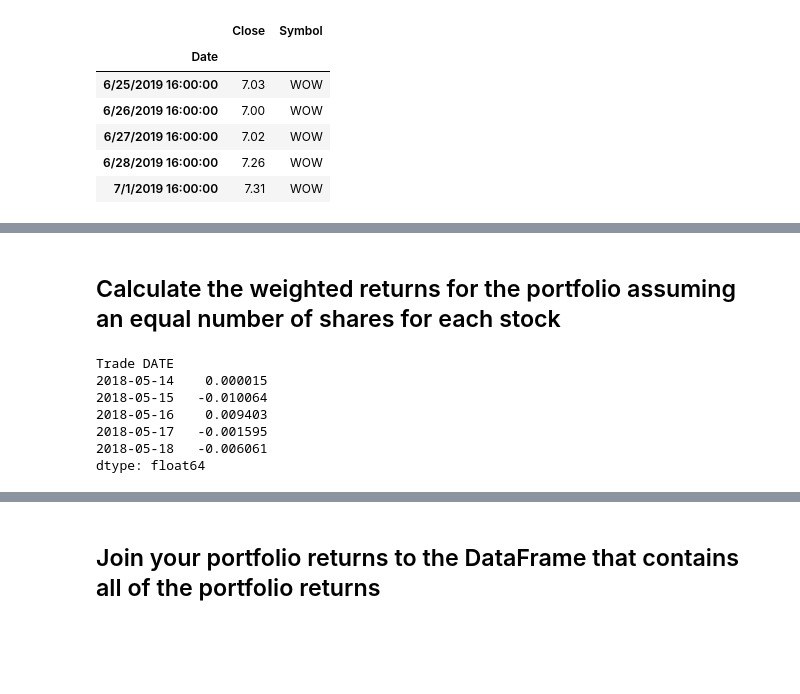
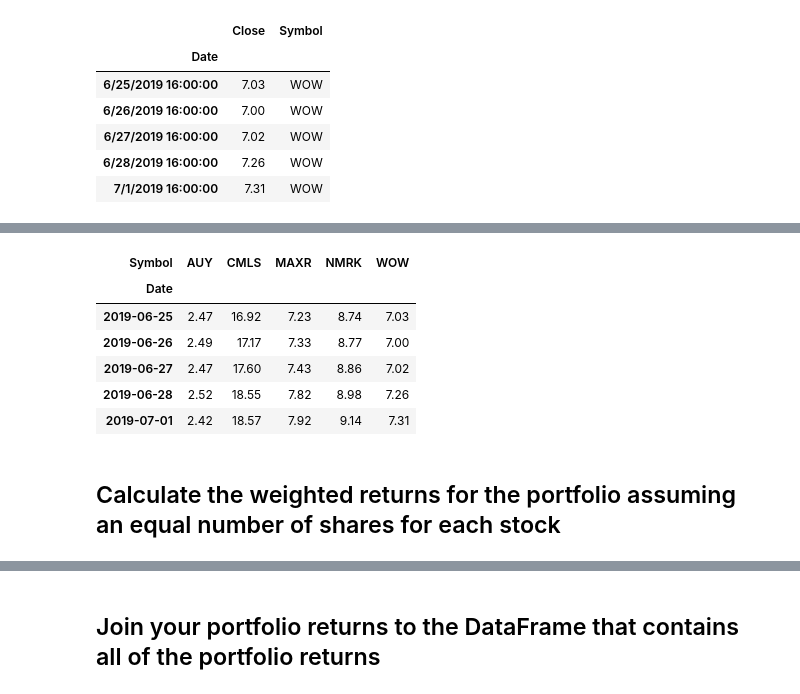
Before and after one commit to okarowolaju/python-homework, a Jupyter notebook: pandas/Whale/Starter_Code/whale_analysis.ipynb, the cells around one changed output, grey strips where cells are left out. Cells and saved outputs as stored; diff of their text form; code cells hidden in the pictures; blank space fills up the shorter version.

```diff
--- a/pandas/Whale/Starter_Code/whale_analysis.ipynb
+++ b/pandas/Whale/Starter_Code/whale_analysis.ipynb
@@ -397,0 +385,6 @@ TypeError: first argument must be an iterable of pandas objects, you passed an o
+# %%
+# Concatenate all stock sinto a single DataFrame
+portfolio = pd.concat([wow, auy, maxr, nmrk, cmls], axis=0)
+# portfolio.drop(columns="Symbol", inplace=True)
+# portfolio.columns = ["WOW", "AUY", "MAXR", "NMRK", "CMLS"]
+portfolio.head()
@@ -420,14 +415,14 @@ TypeError: first argument must be an iterable of pandas objects, you passed an o
+# %%
+# Drop Nulls
+portfolio.dropna(inplace=True)
+portfolio.head()
+# %% [output]
+| Symbol | AUY | CMLS | MAXR | NMRK | WOW |
+| Date |  |  |  |  |  |
+| 2019-06-25 | 2.47 | 16.92 | 7.23 | 8.74 | 7.03 |
+| 2019-06-26 | 2.49 | 17.17 | 7.33 | 8.77 | 7.00 |
+| 2019-06-27 | 2.47 | 17.60 | 7.43 | 8.86 | 7.02 |
+| 2019-06-28 | 2.52 | 18.55 | 7.82 | 8.98 | 7.26 |
+| 2019-07-01 | 2.42 | 18.57 | 7.92 | 9.14 | 7.31 |
 # %% [markdown]
 ## Calculate the weighted returns for the portfolio assuming an equal number of shares for each stock
-# %%
-# Calculate weighted portfolio returns
-weights = [1/3, 1/3, 1/3]
-# YOUR CODE HERE
-# %% [output]
-Trade DATE
-2018-05-14    0.000015
-2018-05-15   -0.010064
-2018-05-16    0.009403
-2018-05-17   -0.001595
-2018-05-18   -0.006061
-dtype: float64
```
Also changed, not shown: parts of 15 cells of this notebook.
